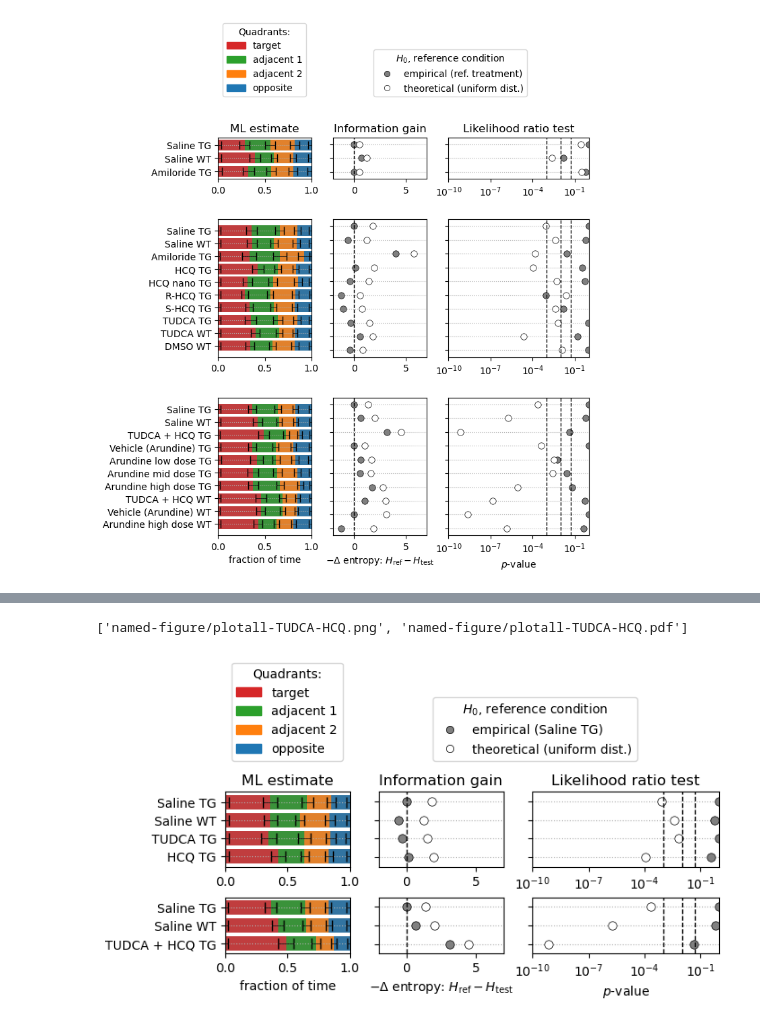
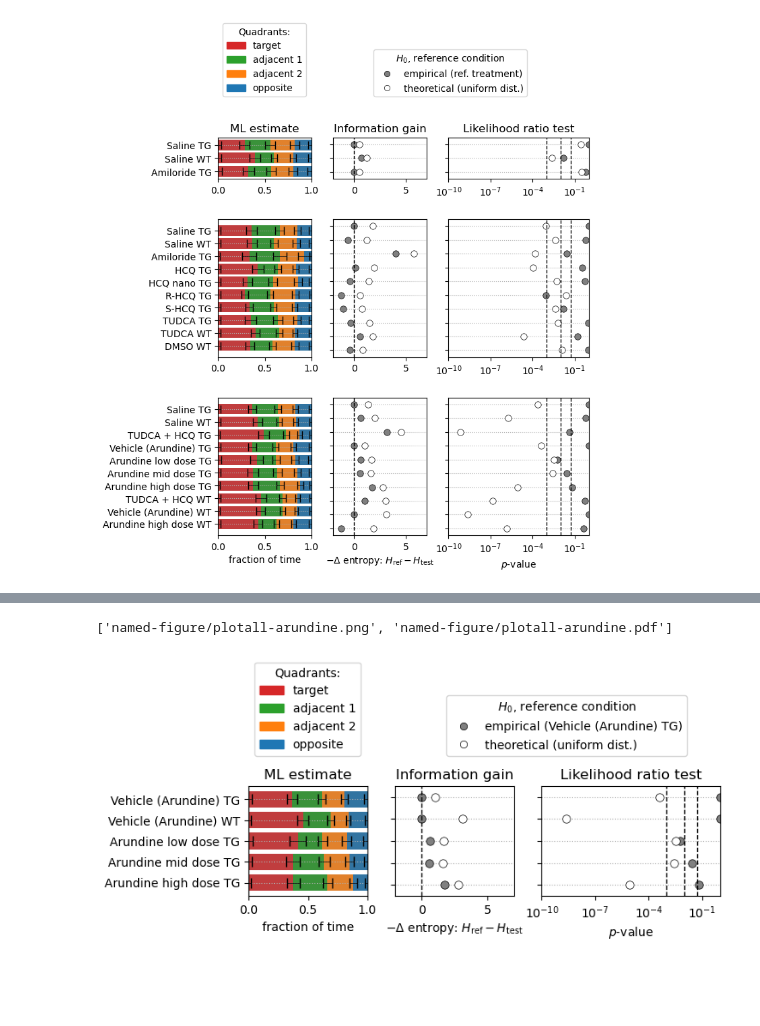
Before and after one commit to attilagk/CTNS-notebook, a Jupyter notebook: 2024-06-26-mwm-test-probe-CO28154/2024-06-26-mwm-test-probe-CO28154.ipynb, the cells around one changed output, grey strips where cells are left out. Saved outputs shown, nothing was run; the diff lists cells and outputs as text; code cells hidden in the pictures; blank space fills up the shorter version.

Commit message:
legend added to pie plot

```diff
--- a/2024-06-26-mwm-test-probe-CO28154/2024-06-26-mwm-test-probe-CO28154.ipynb
+++ b/2024-06-26-mwm-test-probe-CO28154/2024-06-26-mwm-test-probe-CO28154.ipynb
@@ -553,6 +553,13 @@ def pval_plot(axi, results):
     return(axi)
 
 
+def quadrant_legend(fig, bbox_x=0.05, bbox_y=None, loc='lower left'):
+    handles = [mpatches.Patch(edgecolor=c, color=c) for c in ['C3', 'C2', 'C1', 'C0']]
+    labels = ['target', 'adjacent 1', 'adjacent 2', 'opposite']
+    #bbox_y = 1 if bbox_y is None else bbox_y
+    fig.legend(handles=handles, labels=labels, loc=loc, bbox_to_anchor=(bbox_x, bbox_y), title='Quadrants:')
+
+
 def plot_all(l_all, d_sel=None, info_xlims=None, p_xlims=None, hspace_denom=None, bbox_y=None, ref_treatment=None):
     d_plot = {'fractions': frac_plot, 'information': info_plot, 'p-value': pval_plot}
     if d_sel is None:
@@ -564,7 +571,7 @@ def plot_all(l_all, d_sel=None, info_xlims=None, p_xlims=None, hspace_denom=None
     gridspec_kw = {'left': 0.05, 'right': 0.48, 'hspace': sum(height_ratios) / hspace_denom}
     figsize = (12.8, sum(height_ratios) / 3)
     fig, ax = plt.subplots(len(height_ratios), len(width_ratios), height_ratios=height_ratios, width_ratios=width_ratios,
-                           figsize=figsize, gridspec_kw=gridspec_kw)
+                           figsize=figsize, gridspec_kw=gridspec_kw, squeeze=False)
     mins = [0, 0, 1]
     maxs = [1, 0, 1e-6]
     for i, items in enumerate(d_sel.items()):
@@ -589,10 +596,8 @@ def plot_all(l_all, d_sel=None, info_xlims=None, p_xlims=None, hspace_denom=None
                 axi.set_xlabel('')
             if i > 0:
                 axi.set_title('')
-    handles = [mpatches.Patch(edgecolor=c, color=c) for c in ['C3', 'C2', 'C1', 'C0']]
-    labels = ['target', 'adjacent 1', 'adjacent 2', 'opposite']
     bbox_y = 1 if bbox_y is None else bbox_y
-    fig.legend(handles=handles, labels=labels, loc='lower left', bbox_to_anchor=(0.05, bbox_y), title='Quadrants:')
+    legend = quadrant_legend(fig, bbox_y=bbox_y)
     handles1 = [mlines.Line2D([], [], linestyle='none', markeredgewidth=0.5, marker='o', markerfacecolor=c, markeredgecolor='k') for c in ['gray', 'white']]
     ref_treatment = 'ref. treatment' if ref_treatment is None else ref_treatment
     labels1 = ['empirical (' + ref_treatment + ')', 'theoretical (uniform dist.)']
@@ -609,11 +636,10 @@ attila_utils.savefig(fig, 'plotall-all')
 # %%
 d_sel = {
-    'CO28152': ['Saline TG', 'Saline WT', 'TUDCA TG', 'HCQ TG'],
-    'CO28154': ['Saline TG', 'Saline WT', 'TUDCA + HCQ TG'],
+    'CO28154': ['Vehicle (Arundine) TG', 'Vehicle (Arundine) WT', 'Arundine low dose TG', 'Arundine mid dose TG', 'Arundine high dose TG'],
 }
 
-fig, ax = plot_all(l_all, d_sel=d_sel, info_xlims=(-2, 7), p_xlims=(1e-10, 1), hspace_denom=15, ref_treatment='Saline TG')
-attila_utils.savefig(fig, 'plotall-TUDCA-HCQ')
+fig, ax = plot_all(l_all, d_sel=d_sel, info_xlims=(-2, 7), p_xlims=(1e-10, 1), hspace_denom=15, ref_treatment='Vehicle (Arundine) TG', bbox_y=1.05)
+attila_utils.savefig(fig, 'plotall-arundine')
 # %% [output]
-['named-figure/plotall-TUDCA-HCQ.png', 'named-figure/plotall-TUDCA-HCQ.pdf']
+['named-figure/plotall-arundine.png', 'named-figure/plotall-arundine.pdf']
-[figure, old version]
+[figure, new version]
```
Also changed, not shown: parts of 5 cells of this notebook.
